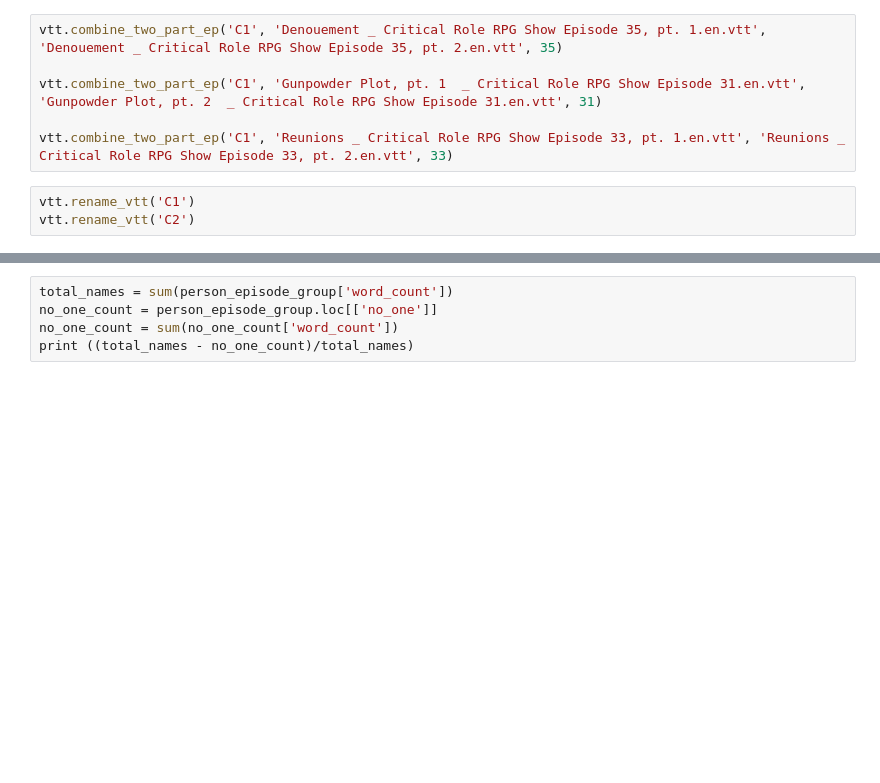
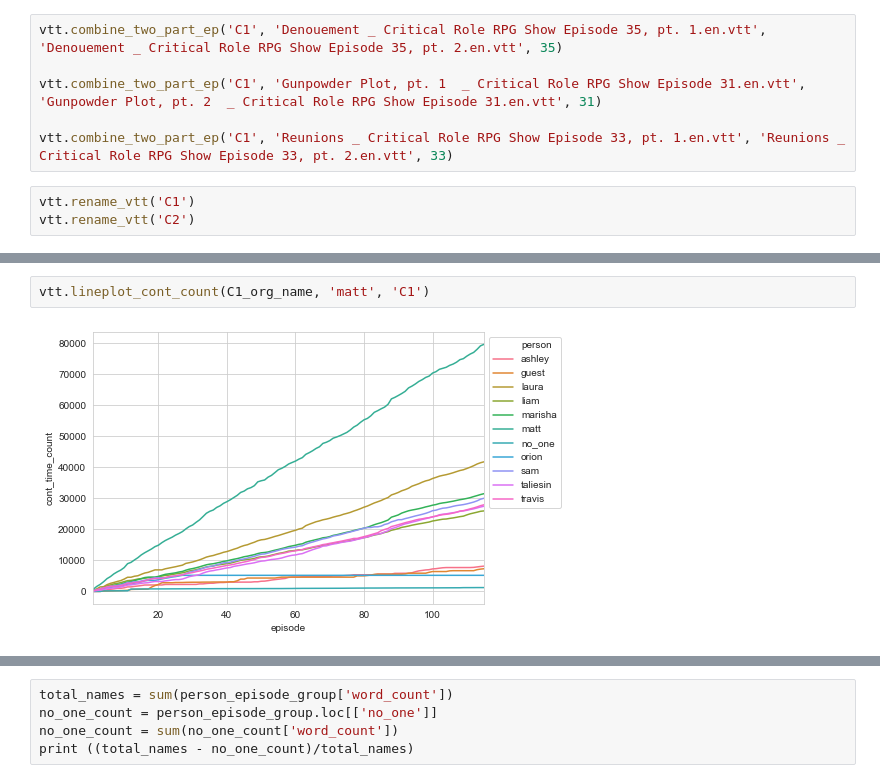
Before and after one commit to albechen/critical-role-transcript-statistics, a Jupyter notebook: cr_transcript.ipynb, the cells around one changed output, grey strips where cells are left out. Drawn from its saved outputs; the diff is of its cells as text; blank space fills up the shorter version.

```diff
--- a/cr_transcript.ipynb
+++ b/cr_transcript.ipynb
@@ -21,0 +49,4 @@ vtt.rename_vtt('C2')
+# %%
+vtt.lineplot_cont_count(C1_org_name, 'matt', 'C1')
+# %% [output]
+[figure, added]
```
Also changed, not shown: parts of 12 cells of this notebook, 3 other files.
